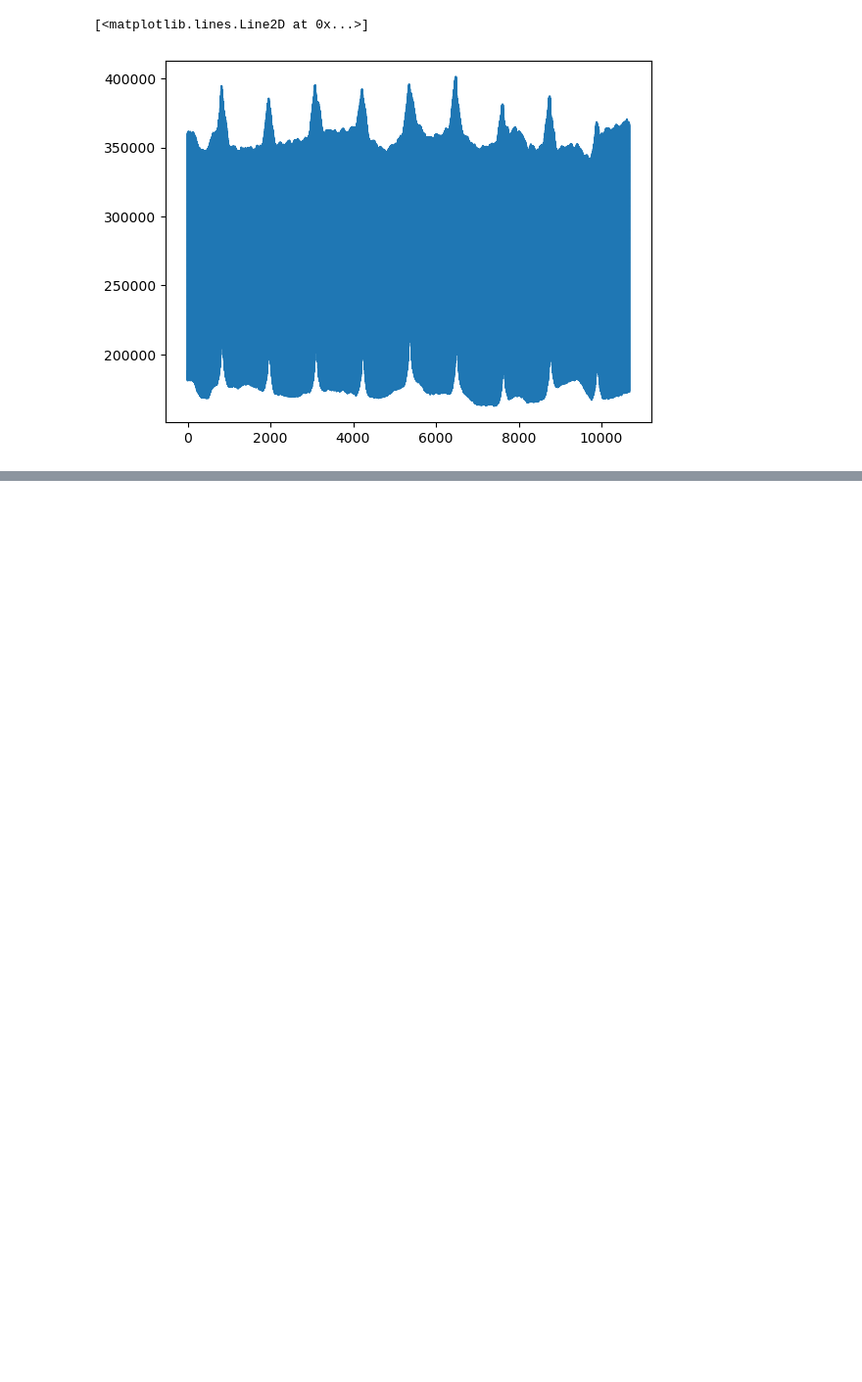
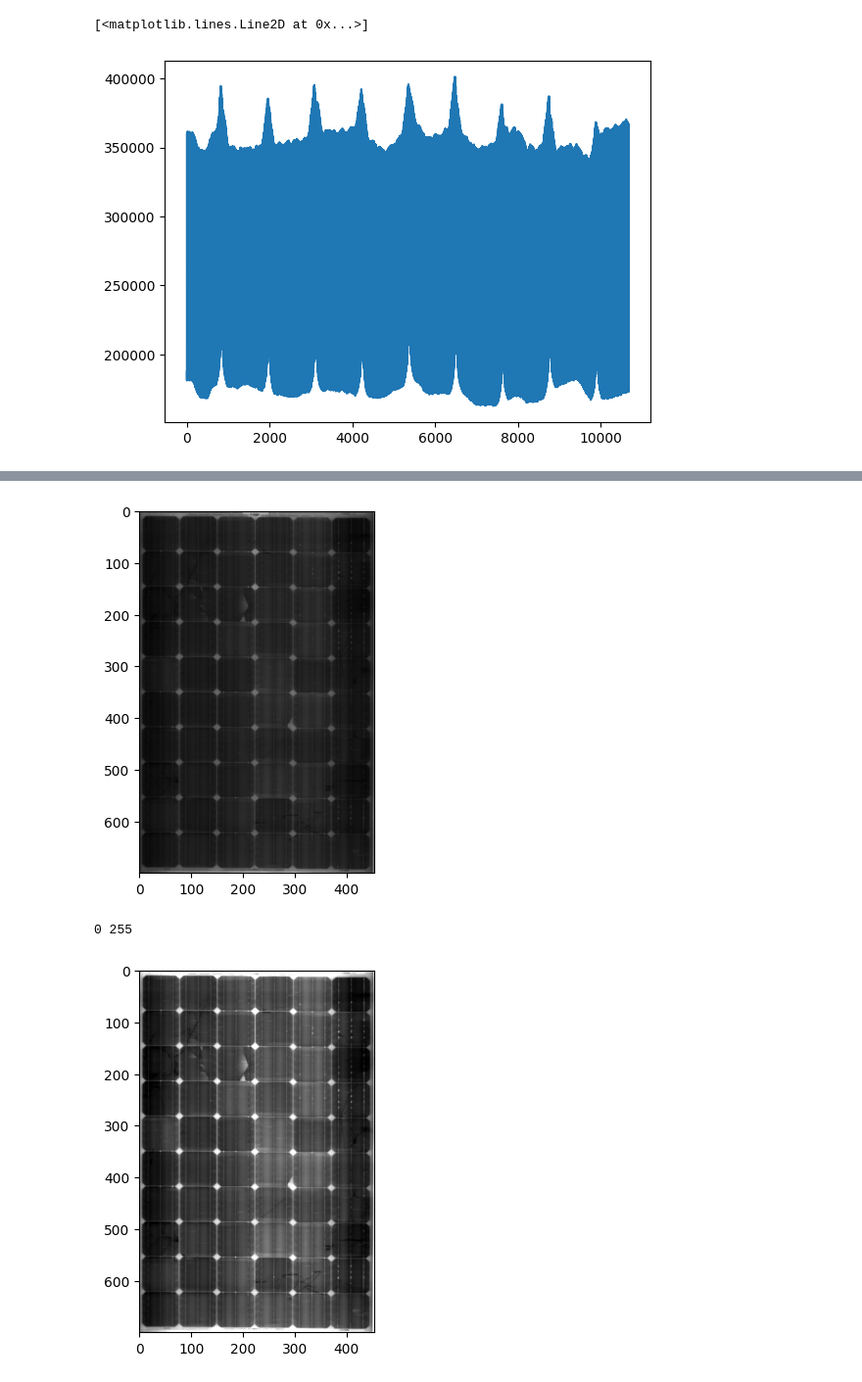
Before and after one commit to JeperoJ/Photoluminescence-scanner, a Jupyter notebook: Software refactor/LIPI_Processing/testing_fps_wrong.ipynb, the cells around one changed output, grey strips where cells are left out. Shown at 98% size. Drawn from its saved outputs; the diff is of its cells as text; code cells hidden in the pictures; blank space fills up the shorter version.

```diff
--- a/Software refactor/LIPI_Processing/testing_fps_wrong.ipynb
+++ b/Software refactor/LIPI_Processing/testing_fps_wrong.ipynb
@@ -169,0 +178,36 @@ plt.plot(peaks_test, test[0][peaks_test], ".r")
+# %%
+#Vertical
+v_profile = line_res.sum(axis=1)
+plt.plot(v_profile)
+v_peaks, v_peaks_prop = scipy.signal.find_peaks(v_profile, distance=10, prominence=10000, height=0)
+#print(res_peaks_prop)
+#plt.plot(v_peaks, v_profile[v_peaks], ".r")
+#plt.show()
+v_peaks_sort = np.argsort(v_peaks_prop["prominences"])
+v_mod_start = min(v_peaks[v_peaks_sort[-1]], v_peaks[v_peaks_sort[-2]])
+v_mod_end = max(v_peaks[v_peaks_sort[-1]], v_peaks[v_peaks_sort[-2]])
+
+
+#Horizontal
+h_profile = line_res.sum(axis=0)
+plt.plot(h_profile)
+h_peaks, h_peaks_prop = scipy.signal.find_peaks(h_profile, distance=10, prominence=100000, height=0)
+#plt.plot(h_peaks, h_profile[h_peaks], ".r")
+#plt.show()
+h_mod_start = h_peaks[0]
+h_mod_end = h_peaks[-1]
+
+#Final
+module = line_res[v_mod_start:v_mod_end, h_mod_start:h_mod_end]
+plt.imshow(module, cmap="gray")
+plt.show()
+
+#module_process = np.uint16(((module-module.min())/(module.max()-module.min()))*2**16)
+module_process = ingaas_processing.lin_stretch_img(module, 0.2, 98)
+print(module_process.min(), module_process.max())
+plt.imshow(module_process, cmap="gray")
+plt.show()
+# %% [output]
+[figure, added]
+0 255
+[figure, added]
```
Also changed, not shown: parts of 11 cells of this notebook, 1 other file.
